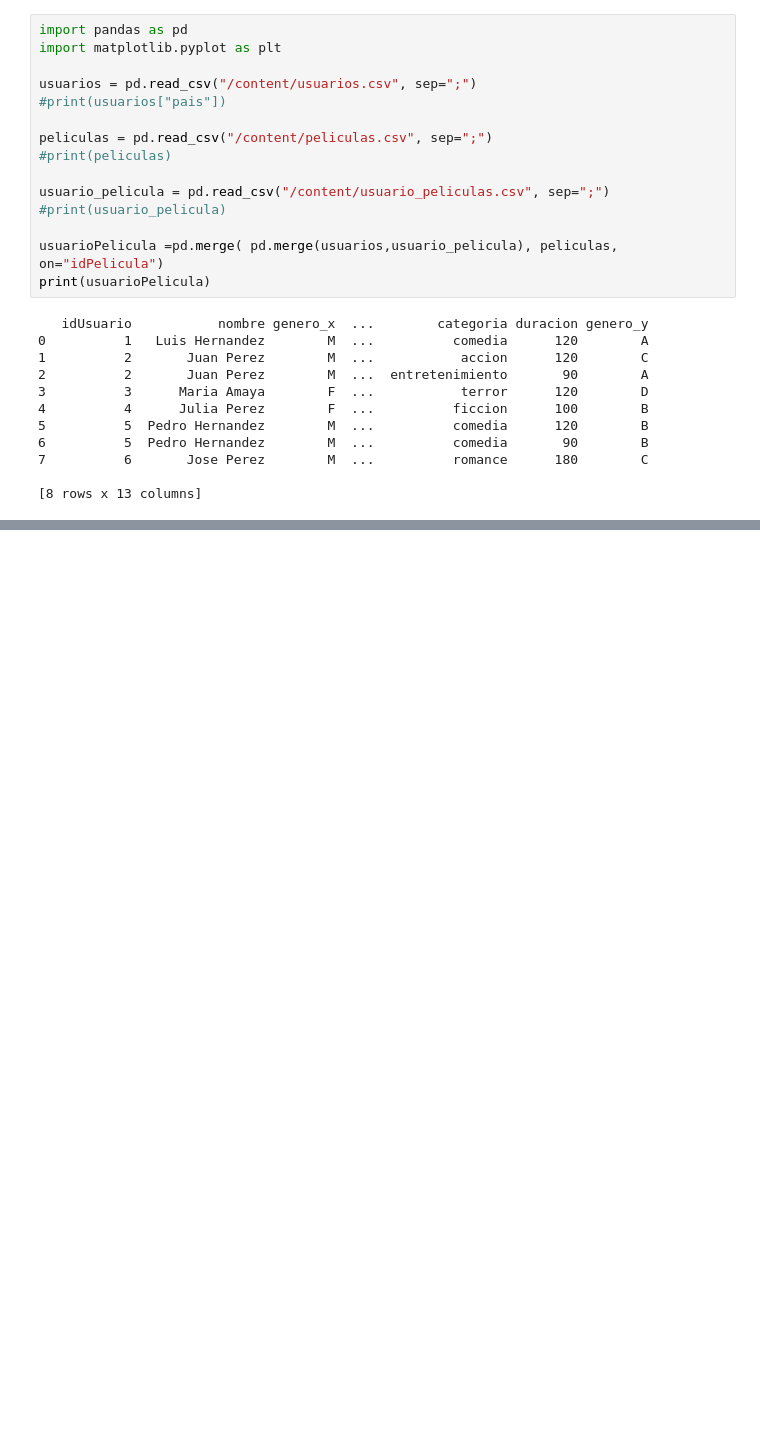
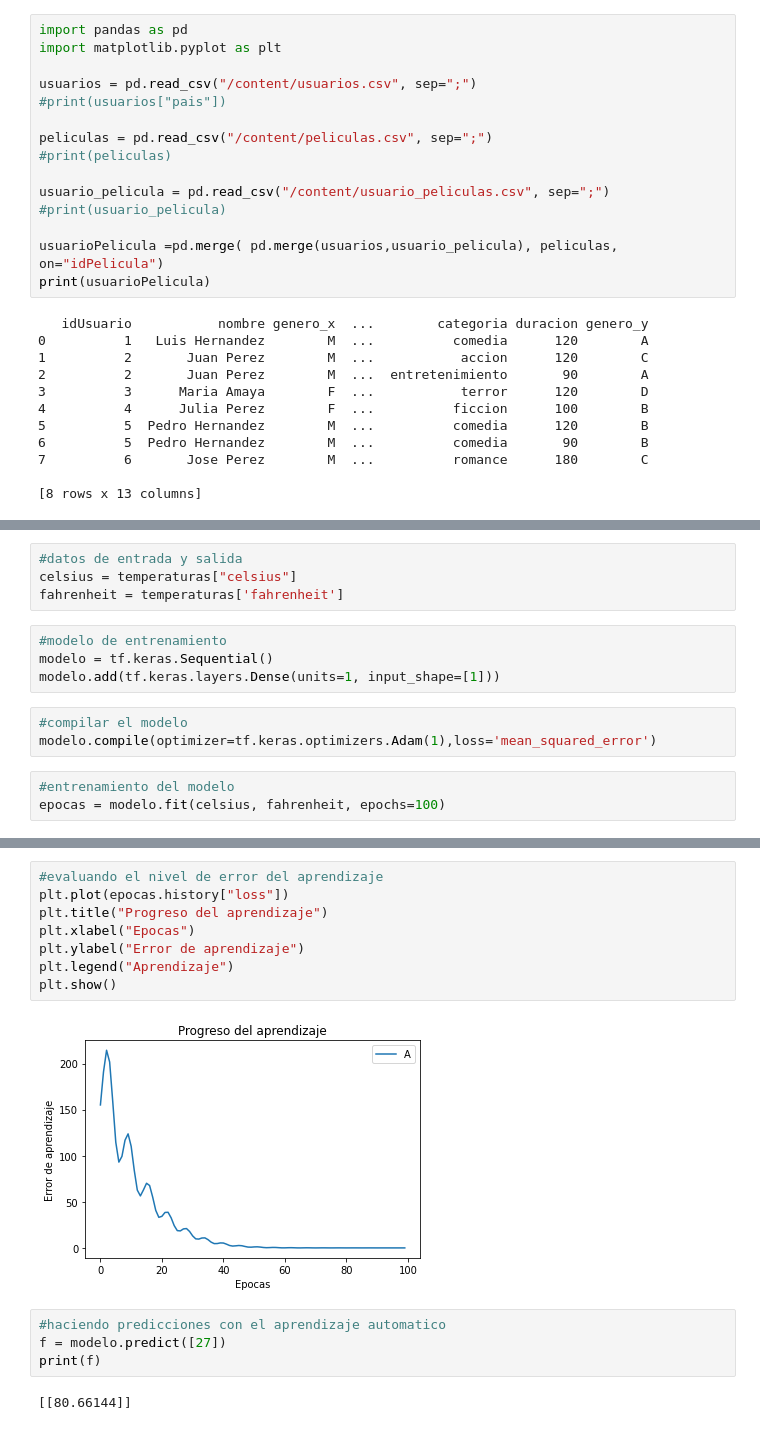
Before and after one commit to USIS011120/Programacion-Computacional-III, a Jupyter notebook: fundamentos_de_python_A1.ipynb, the cells around one changed output, grey strips where cells are left out. Drawn from its saved outputs; the diff is of its cells as text; blank space fills up the shorter version.

```diff
--- a/fundamentos_de_python_A1.ipynb
+++ b/fundamentos_de_python_A1.ipynb
@@ -613,0 +637,14 @@ print(usuarioPelicula)
+# %%
+#datos de entrada y salida
+celsius = temperaturas["celsius"]
+fahrenheit = temperaturas['fahrenheit']
+# %%
+#modelo de entrenamiento
+modelo = tf.keras.Sequential()
+modelo.add(tf.keras.layers.Dense(units=1, input_shape=[1]))
+# %%
+#compilar el modelo
+modelo.compile(optimizer=tf.keras.optimizers.Adam(1),loss='mean_squared_error')
+# %%
+#entrenamiento del modelo
+epocas = modelo.fit(celsius, fahrenheit, epochs=100)
@@ -613,0 +669,16 @@ print(usuarioPelicula)
+# %%
+#evaluando el nivel de error del aprendizaje
+plt.plot(epocas.history["loss"])
+plt.title("Progreso del aprendizaje")
+plt.xlabel("Epocas")
+plt.ylabel("Error de aprendizaje")
+plt.legend("Aprendizaje")
+plt.show()
+# %% [output]
+[figure, added]
+# %%
+#haciendo predicciones con el aprendizaje automatico
+f = modelo.predict([27])
+print(f)
+# %% [output]
+[[80.66144]]
```
Also changed, not shown: parts of 5 cells of this notebook.
